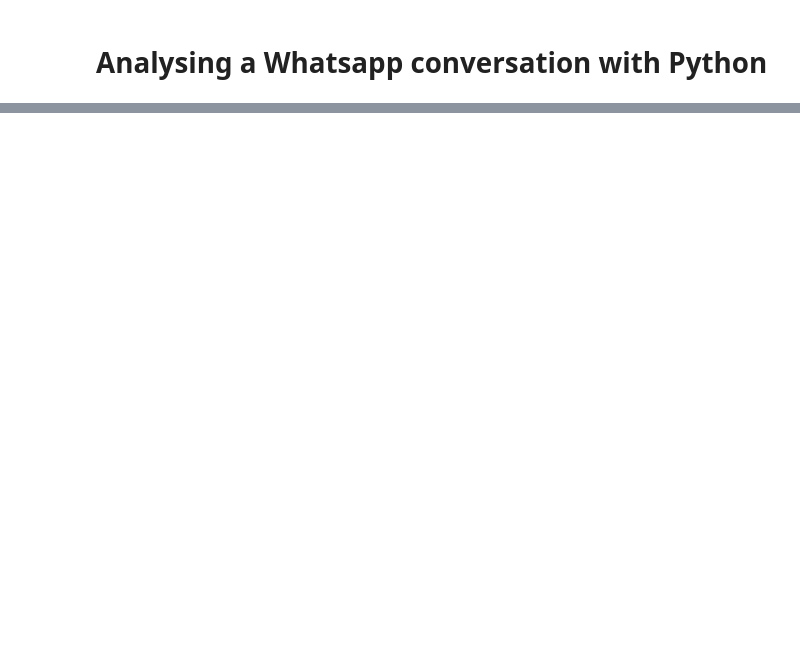
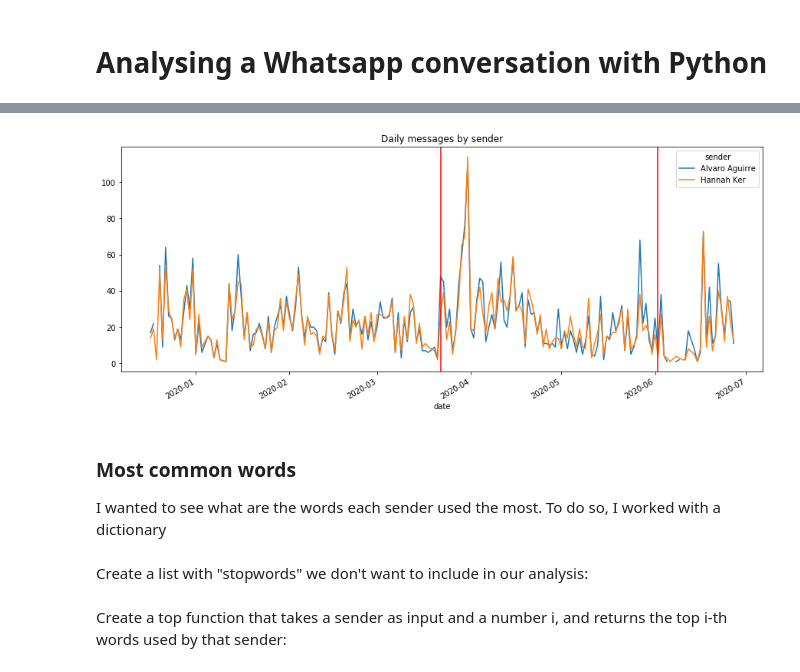
Before and after one commit to alvaroaguirre/Projects, a Jupyter notebook: whatsapp.ipynb, the cells around one changed output, grey strips where cells are left out. Saved outputs shown, nothing was run; the diff lists cells and outputs as text; code cells hidden in the pictures; blank space fills up the shorter version.

```diff
--- a/whatsapp.ipynb
+++ b/whatsapp.ipynb
@@ -196,0 +125,12 @@ plt.show
+# %%
+fig, ax = plt.subplots(figsize=(15,6))
+txt.groupby(['date', 'sender']).count()['text'].unstack().plot(ax=ax);
+plt.title("Daily messages by sender");
+plt.axvline(dt.datetime(2020, 3, 22), color = "red");
+plt.axvline(dt.datetime(2020, 6, 2), color = "red");
+# %% [output]
+[figure, added]
+# %% [markdown]
+### Most common words
+
+I wanted to see what are the words each sender used the most. To do so, I worked with a dictionary
@@ -196,0 +150,2 @@ plt.show
+# %% [markdown]
+Create a list with "stopwords" we don't want to include in our analysis:
@@ -196,0 +154,2 @@ plt.show
+# %% [markdown]
+Create a top function that takes a sender as input and a number i, and returns the top i-th words used by that sender:
```
Also changed, not shown: parts of 64 cells of this notebook.
